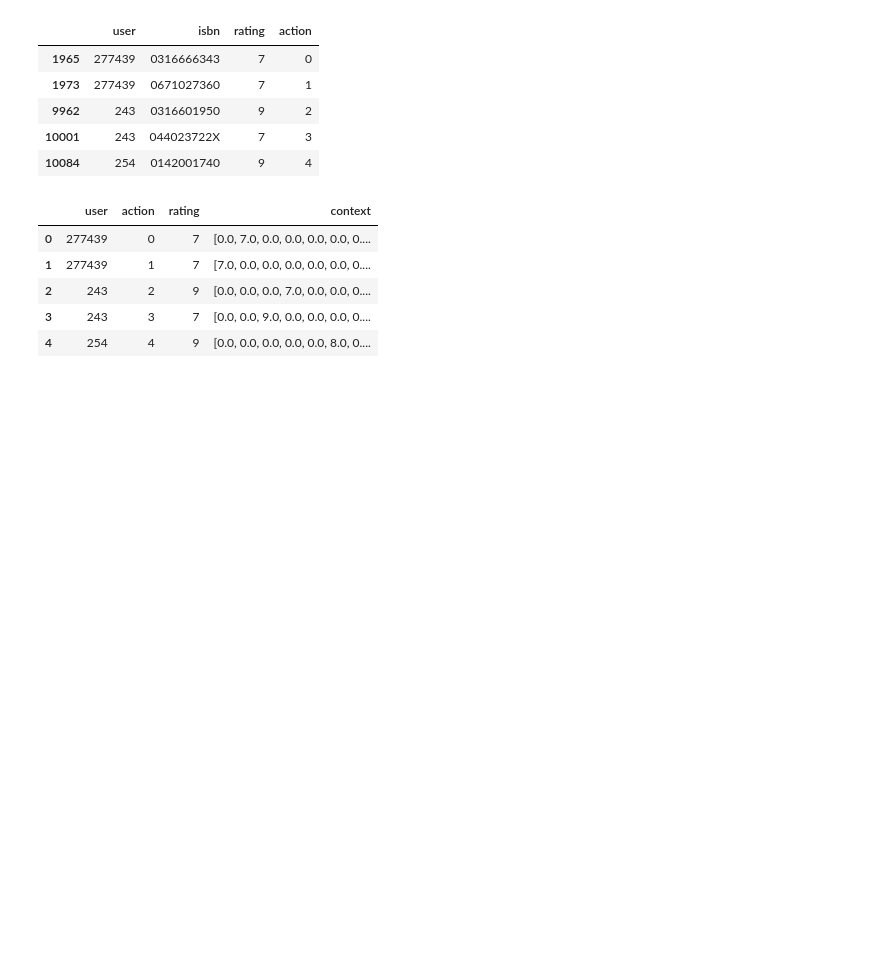
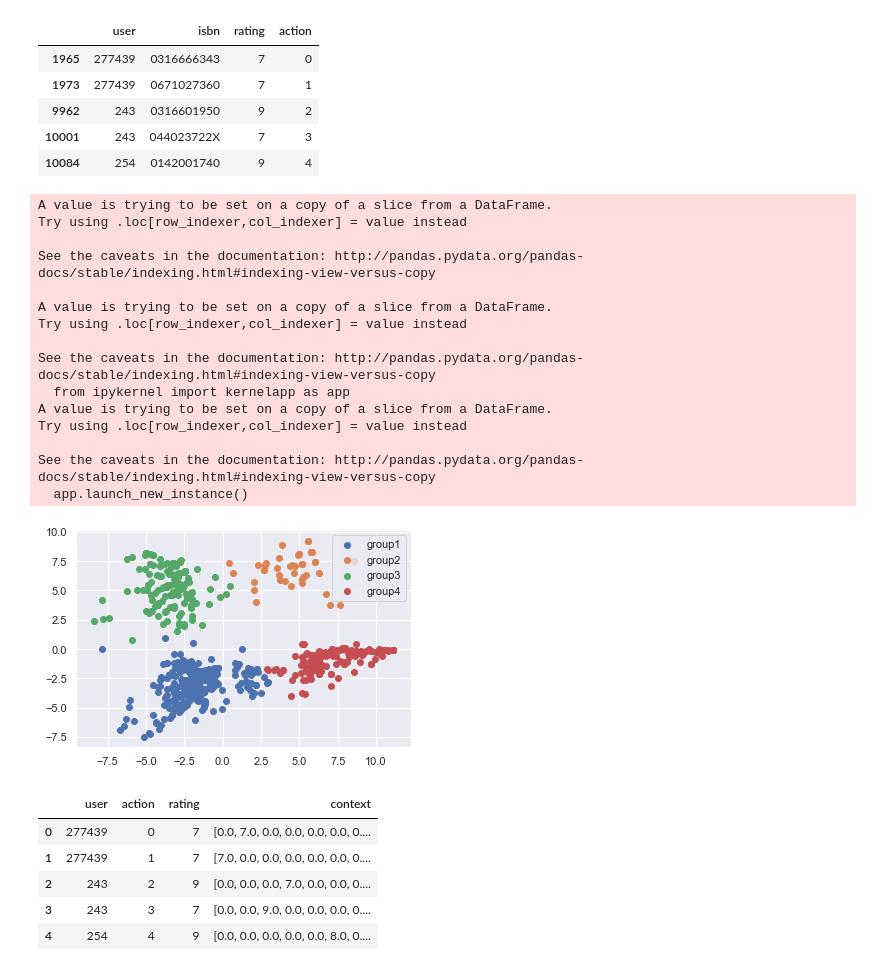
Before and after one commit to statisticianinstilettos/recommender_engines, a Jupyter notebook: MultiArmedBandit.ipynb, the cells around one changed output. Cells and saved outputs as stored; diff of their text form; code cells hidden in the pictures; blank space fills up the shorter version.

```diff
--- a/MultiArmedBandit.ipynb
+++ b/MultiArmedBandit.ipynb
@@ -157,6 +177,46 @@ books_context.fillna(0, inplace=True)
 
 books = pd.merge(books, books_context, left_on="user", right_index=True, how="left")
 books.reset_index(inplace=True, drop=True)
+# %%
+#vizualize to see if there are distinct groups
+
+from sklearn.decomposition import PCA
+from sklearn.cluster import KMeans
+
+books_no_duplicates = books.drop_duplicates("user")
+
+pca = PCA(n_components=2)
+pca_matrix = pca.fit_transform(books_no_duplicates[feature_names])
+
+kmeans = KMeans(n_clusters=4, random_state=0)
+groups = kmeans.fit_predict(pca_matrix)
+
+books_no_duplicates["PC1"] = pca_matrix[:,0]
+books_no_duplicates["PC2"] = pca_matrix[:,1]
+books_no_duplicates["groups"] = groups
+
+plt.scatter(books_no_duplicates.query('groups==0').PC1, books_no_duplicates.query('groups==0').PC2, label='group1');
+plt.scatter(books_no_duplicates.query('groups==1').PC1, books_no_duplicates.query('groups==1').PC2, label='group2');
+plt.scatter(books_no_duplicates.query('groups==2').PC1, books_no_duplicates.query('groups==2').PC2, label='group3');
+plt.scatter(books_no_duplicates.query('groups==3').PC1, books_no_duplicates.query('groups==3').PC2, label='group4');
+plt.legend();
+# %% [output]
+A value is trying to be set on a copy of a slice from a DataFrame.
+Try using .loc[row_indexer,col_indexer] = value instead
+
+See the caveats in the documentation: http://pandas.pydata.org/pandas-docs/stable/indexing.html#indexing-view-versus-copy
+
+A value is trying to be set on a copy of a slice from a DataFrame.
+Try using .loc[row_indexer,col_indexer] = value instead
+
+See the caveats in the documentation: http://pandas.pydata.org/pandas-docs/stable/indexing.html#indexing-view-versus-copy
+  from ipykernel import kernelapp as app
+A value is trying to be set on a copy of a slice from a DataFrame.
+Try using .loc[row_indexer,col_indexer] = value instead
+
+See the caveats in the documentation: http://pandas.pydata.org/pandas-docs/stable/indexing.html#indexing-view-versus-copy
+  app.launch_new_instance()
+[figure, added]
 # %%
 all_context=[]
 for i in books.index:
```
Also changed, not shown: parts of 23 cells of this notebook, 1 other file.
